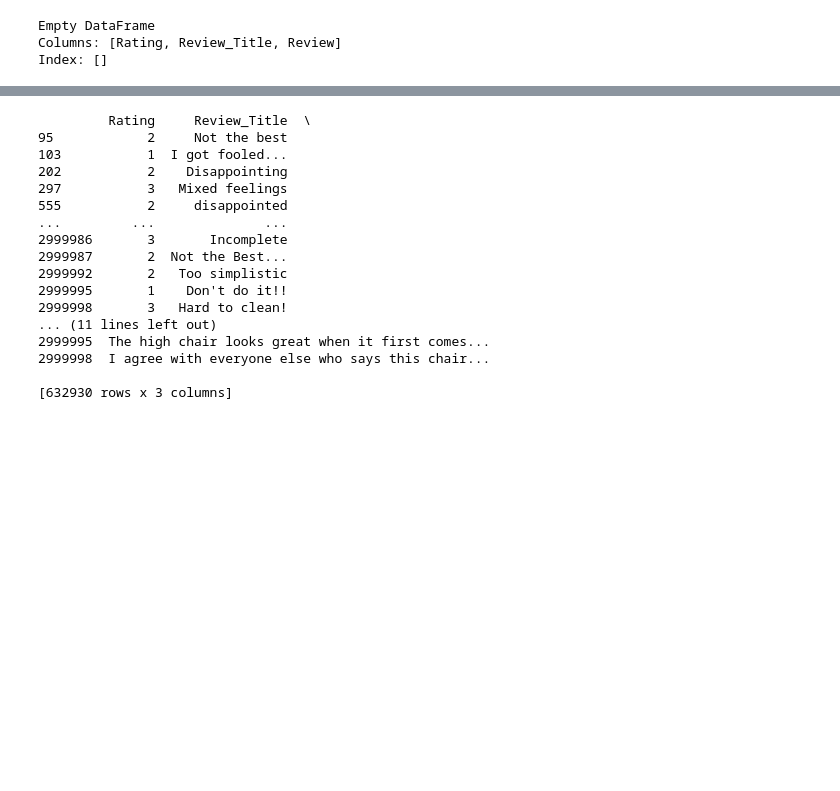
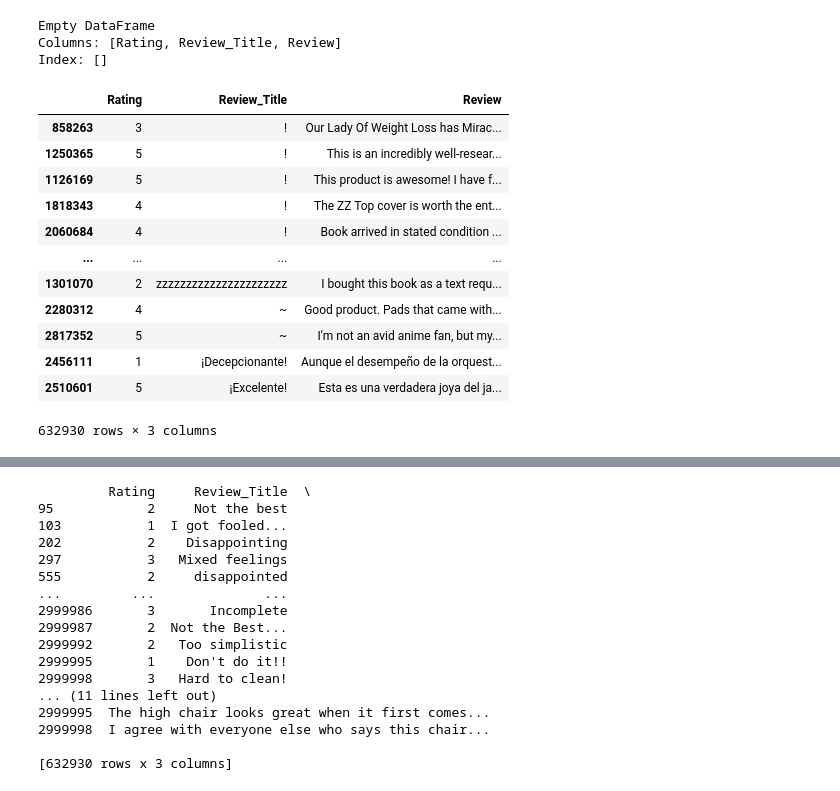
Before and after one commit to nishamizh/ReviewAnalysis-Capstone2, a Jupyter notebook: DataWrangling.ipynb, the cells around one changed output, grey strips where cells are left out. Saved outputs shown, nothing was run; the diff lists cells and outputs as text; code cells hidden in the pictures; blank space fills up the shorter version.

```diff
--- a/DataWrangling.ipynb
+++ b/DataWrangling.ipynb
@@ -150,0 +135,16 @@ dup2 = df[df.duplicated(subset=['Rating','Review'])]
+# %%
+dup1.sort_values(by='Review_Title')
+# %% [output]
+|  | Rating | Review_Title | Review |
+| 858263 | 3 | ! | Our Lady Of Weight Loss has Mirac... |
+| 1250365 | 5 | ! | This is an incredibly well-resear... |
+| 1126169 | 5 | ! | This product is awesome! I have f... |
+| 1818343 | 4 | ! | The ZZ Top cover is worth the ent... |
+| 2060684 | 4 | ! | Book arrived in stated condition ... |
+| ... | ... | ... | ... |
+| 1301070 | 2 | zzzzzzzzzzzzzzzzzzzzzz | I bought this book as a text requ... |
+| 2280312 | 4 | ~ | Good product. Pads that came with... |
+| 2817352 | 5 | ~ | I'm not an avid anime fan, but my... |
+| 2456111 | 1 | ¡Decepcionante! | Aunque el desempeño de la orquest... |
+| 2510601 | 5 | ¡Excelente! | Esta es una verdadera joya del ja... |
+632930 rows × 3 columns
```
Also changed, not shown: parts of 74 cells of this notebook.
